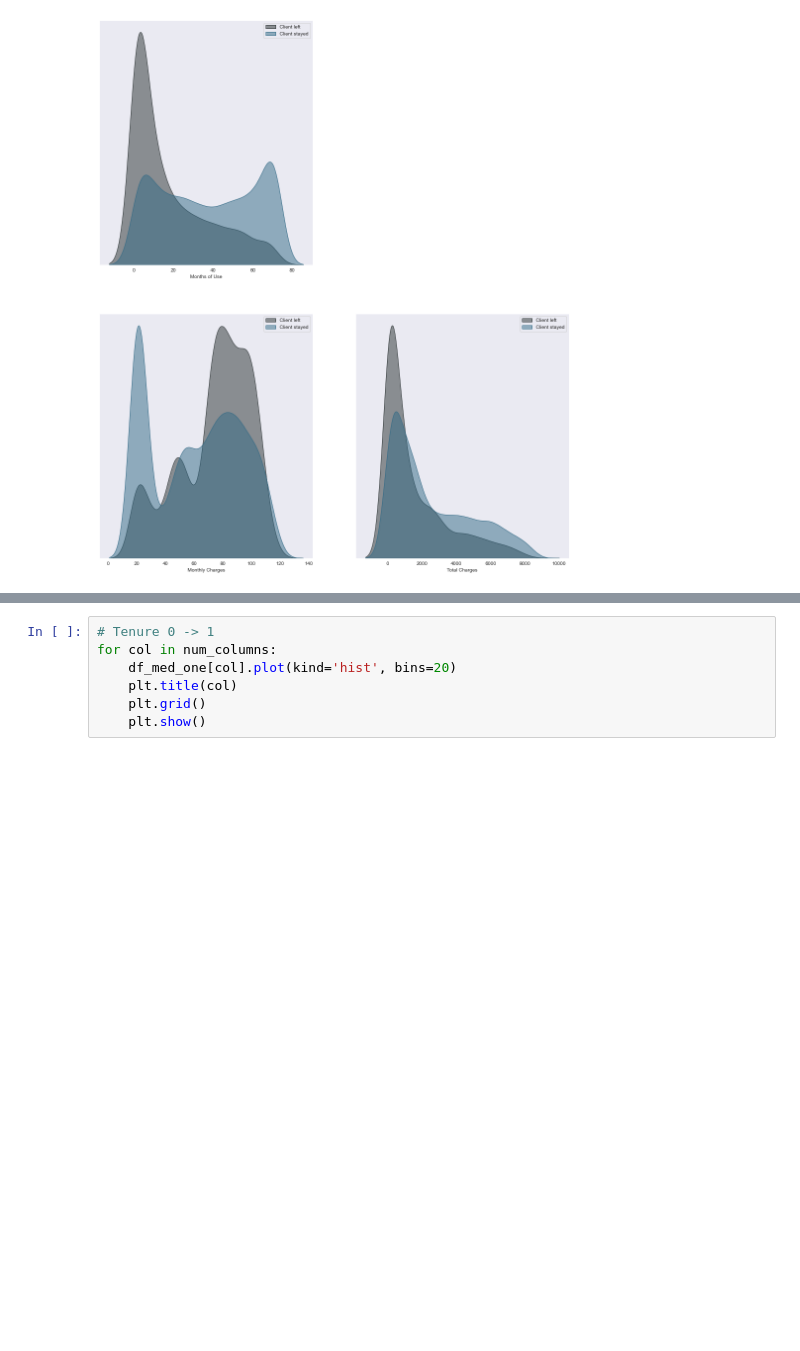
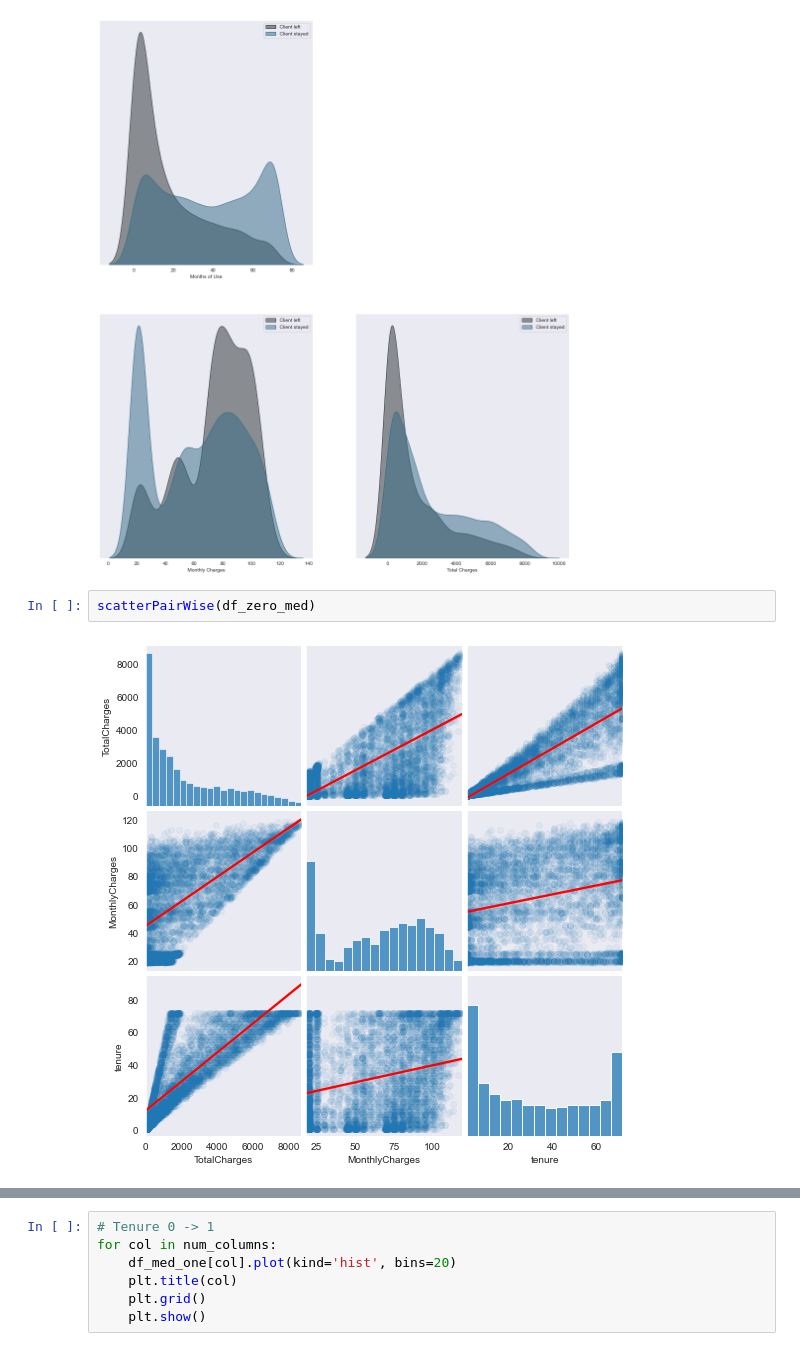
Before and after one commit to dwsmith1983/teleco_churn_kaggle, a Jupyter notebook: Teleco_Churn_Kaggle.ipynb, the cells around one changed output, grey strips where cells are left out. Cells and saved outputs as stored; diff of their text form; blank space fills up the shorter version.

```diff
--- a/Teleco_Churn_Kaggle.ipynb
+++ b/Teleco_Churn_Kaggle.ipynb
@@ -314,5 +327,9 @@ for col in num_columns:
 kdePlots(df_zero_med)
 # %% [output]
 [figure]
+# %%
+scatterPairWise(df_zero_med)
+# %% [output]
+[figure, added]
 # %% [markdown]
 # Assigned to Median
```
Also changed, not shown: parts of 10 cells of this notebook.
